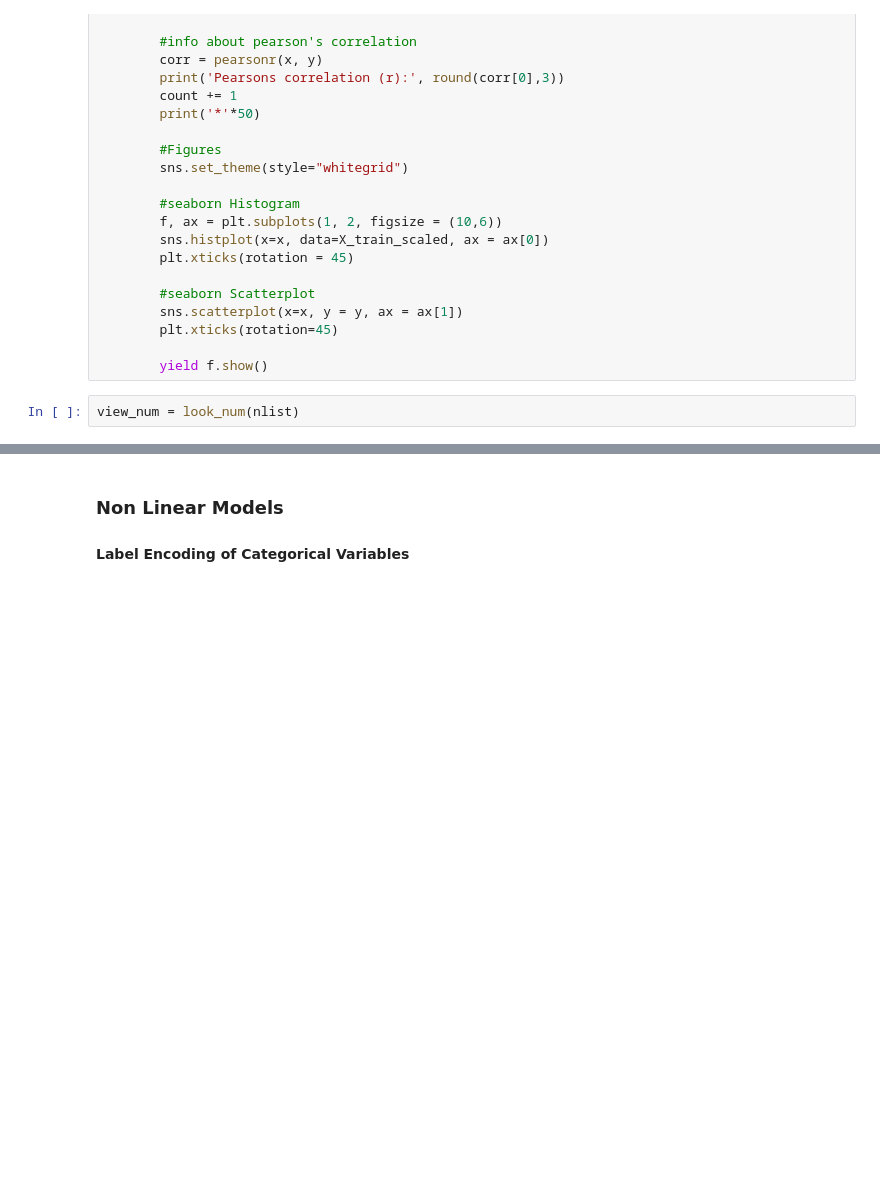
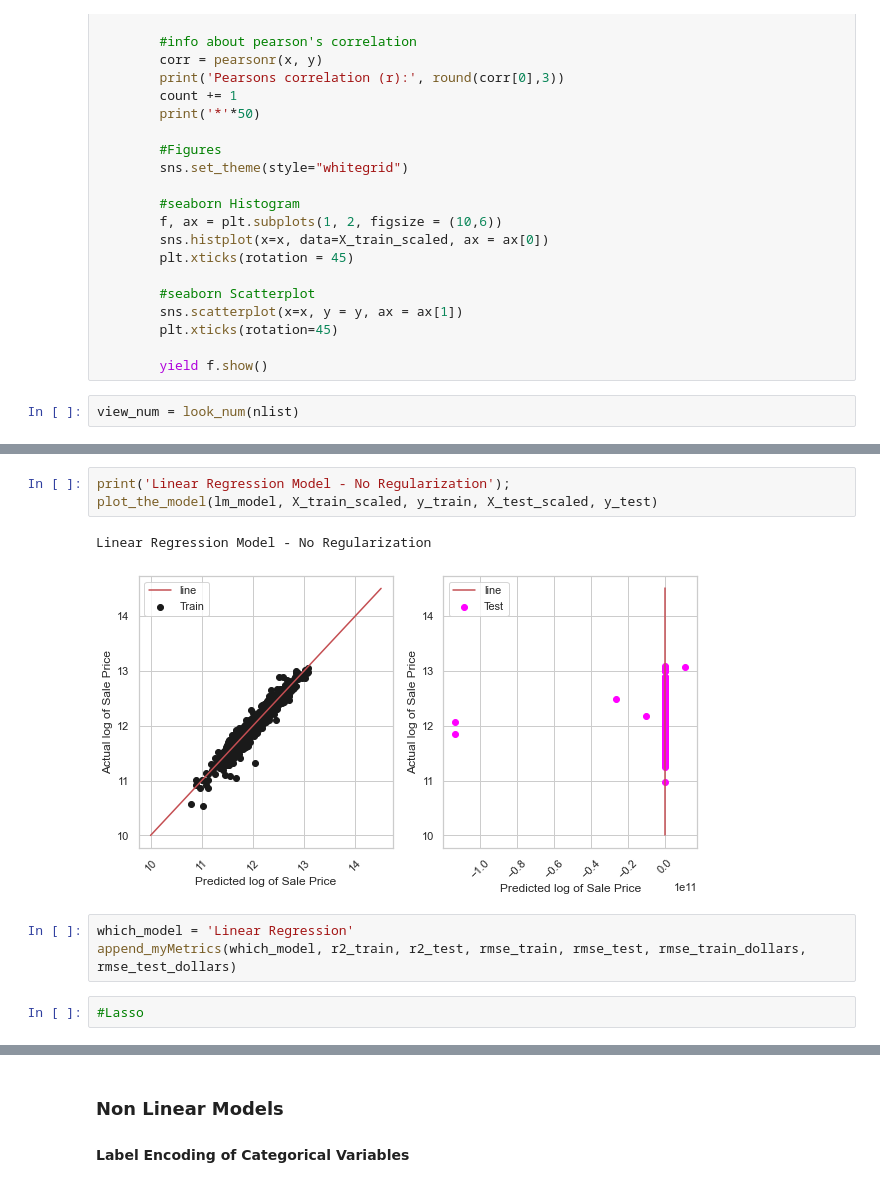
Before and after one commit to aditimayareddy/ameshousing, a Jupyter notebook: II. Feature Selection & Preprocessing.ipynb, the cells around one changed output, grey strips where cells are left out. Saved outputs shown, nothing was run; the diff lists cells and outputs as text; blank space fills up the shorter version.

```diff
--- a/II. Feature Selection & Preprocessing.ipynb
+++ b/II. Feature Selection & Preprocessing.ipynb
@@ -218,0 +450,11 @@ StopIteration:
+# %%
+print('Linear Regression Model - No Regularization');
+plot_the_model(lm_model, X_train_scaled, y_train, X_test_scaled, y_test)
+# %% [output]
+Linear Regression Model - No Regularization
+[figure, added]
+# %%
+which_model = 'Linear Regression'
+append_myMetrics(which_model, r2_train, r2_test, rmse_train, rmse_test, rmse_train_dollars, rmse_test_dollars)
+# %%
+#Lasso
```
Also changed, not shown: parts of 58 cells of this notebook.
